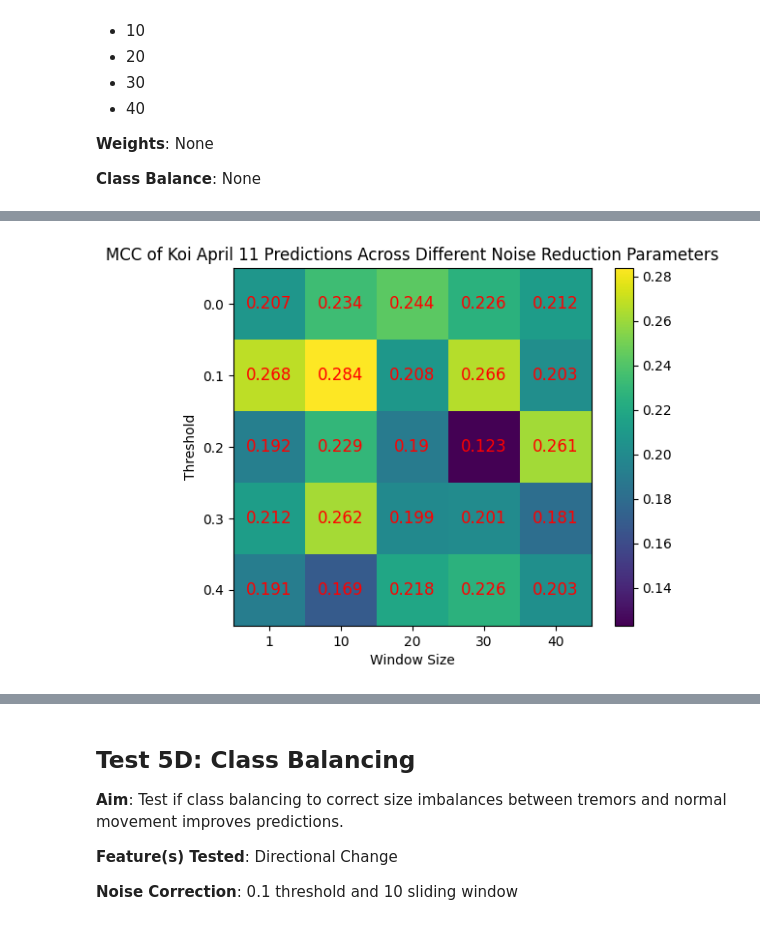
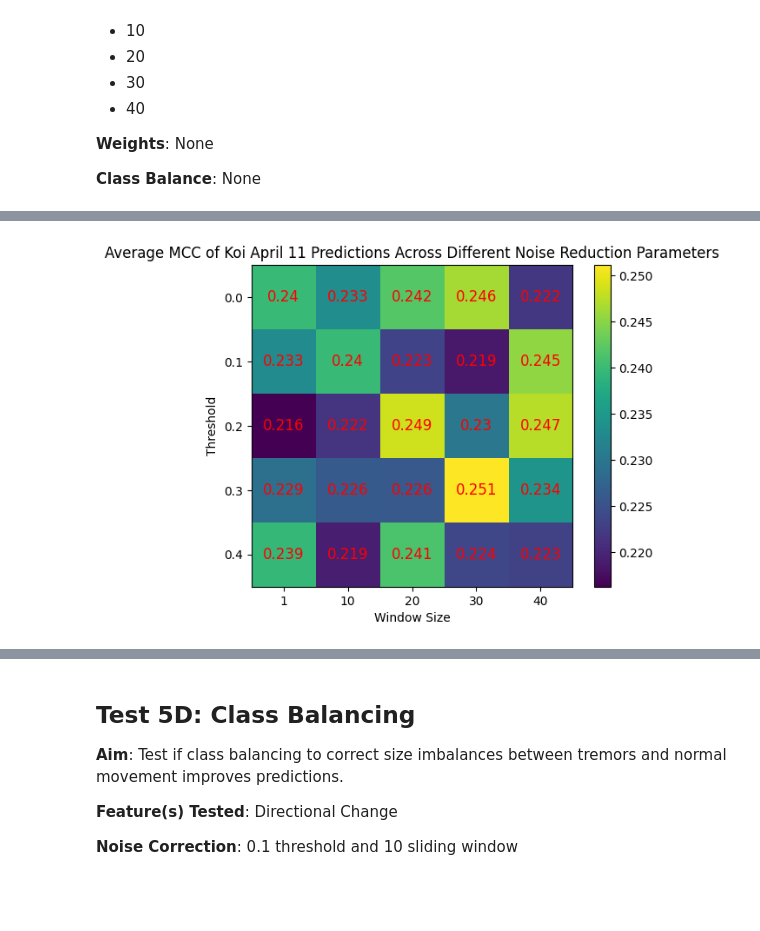
Before and after one commit to russell-ykh/monke, a Jupyter notebook: classi5.ipynb, the cells around one changed output, grey strips where cells are left out. Saved outputs shown, nothing was run; the diff lists cells and outputs as text; code cells hidden in the pictures; blank space fills up the shorter version.

```diff
--- a/classi5.ipynb
+++ b/classi5.ipynb
@@ -611,15 +730,22 @@ window_sizes = [1, 10, 20, 30, 40]
 
 results_5c = {}
 # %%
+repeats = 10
+
 for t in thresholds:
     for ws in window_sizes:
         results_5c[(t, ws)] = {}
         process = lambda x : mf.changes_in_changes(mf.vel(x), ws, t)
         processed_data, processed_labels = process_data(pose_data_all, labels_all, process)
-        training_data, testing_data, training_labels, testing_labels = prep_train_test_data(pose_data_all, labels_all, train_names)
 
-        clf = RandomForestClassifier()
-        clf.fit(training_data, training_labels)
+        for i in range(repeats):
+            training_data, testing_data, training_labels, testing_labels = prep_train_test_data(processed_data, processed_labels, train_names)
 
-        for name in testing_data:
-            results_5c[(t, ws)][name] = test_classify(clf, testing_data[name], testing_labels[name])
+            clf = RandomForestClassifier()
+            clf.fit(training_data, training_labels)
+
+            for name in testing_data:
+                if name in results_5c[(t, ws)]:
+                    results_5c[(t, ws)][name].append(test_classify(clf, testing_data[name], testing_labels[name]))
+                else:
+                    results_5c[(t, ws)][name] = [test_classify(clf, testing_data[name], testing_labels[name])]
@@ -626,25 +772,32 @@ for t in thresholds:
+# %%
+visual_5c = []
+var_5c = []
+
+for t in thresholds:
+    row_mcc = []
+    row_var = []
+
+    for ws in window_sizes:
+        trial_results_5c = results_5c[(t, ws)]["koi_apr11"]
+        mcc_5c = [x["mcc"] for x in trial_results_5c]
+        row_mcc.append(np.mean(mcc_5c))
+        row_var.append(np.var(mcc_5c))
+
+    visual_5c.append(row_mcc)
+    var_5c.append(row_var)
 # %%
-visual_5c = []
-
-for t in thresholds:
-    row = []
-    for ws in window_sizes:
-        row.append(results_5c[(t, ws)]["koi_apr11"]["mcc"])
-    visual_5c.append(row)
-
 plt.imshow(visual_5c)
 
-# Add text annotations for each matrix element
 for i in range(len(visual_5c)):
     for j in range(len(visual_5c[i])):
         plt.text(j, i, round(visual_5c[i][j], 3), ha='center', va='center', color="red", size=12)
 
-plt.title("MCC of Koi April 11 Predictions Across Different Noise Reduction Parameters")
+plt.title("Average MCC of Koi April 11 Predictions Across Different Noise Reduction Parameters")
 plt.ylabel("Threshold")
 plt.yticks(ticks=range(len(thresholds)), labels=thresholds)
 plt.xlabel("Window Size")
 plt.xticks(ticks=range(len(window_sizes)), labels=window_sizes)
 plt.colorbar()
 plt.show()
 # %% [output]
-[figure, old version]
+[figure, new version]
```
Also changed, not shown: parts of 21 cells of this notebook, 17 other files.
